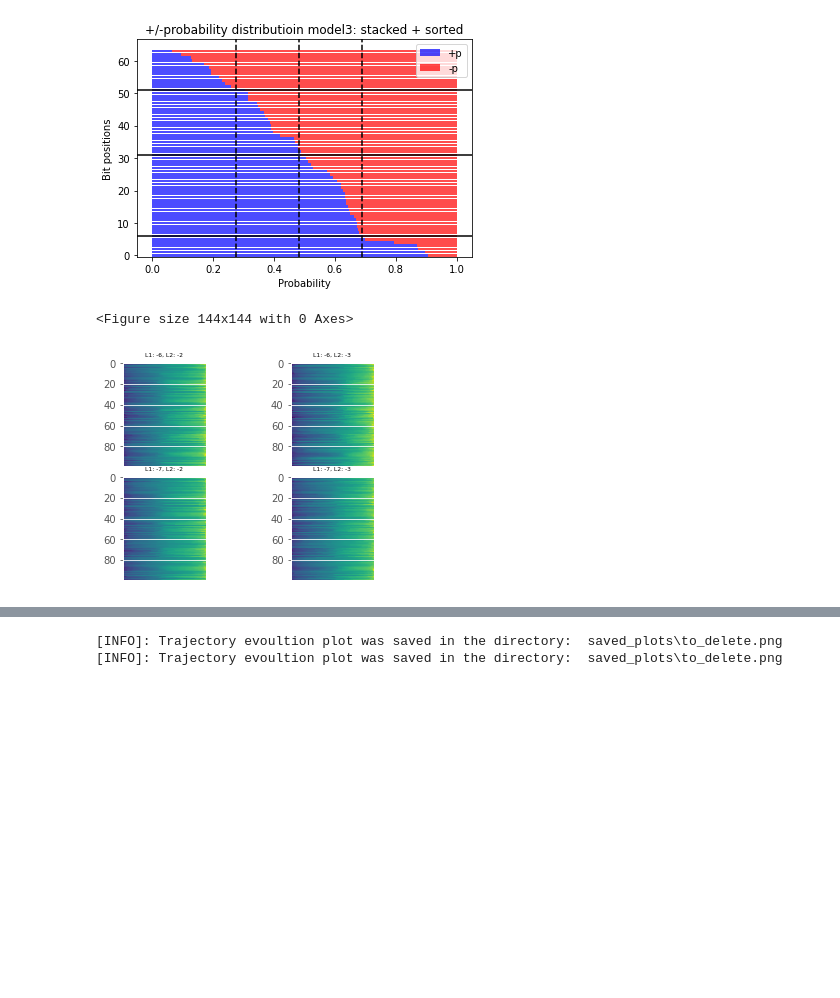
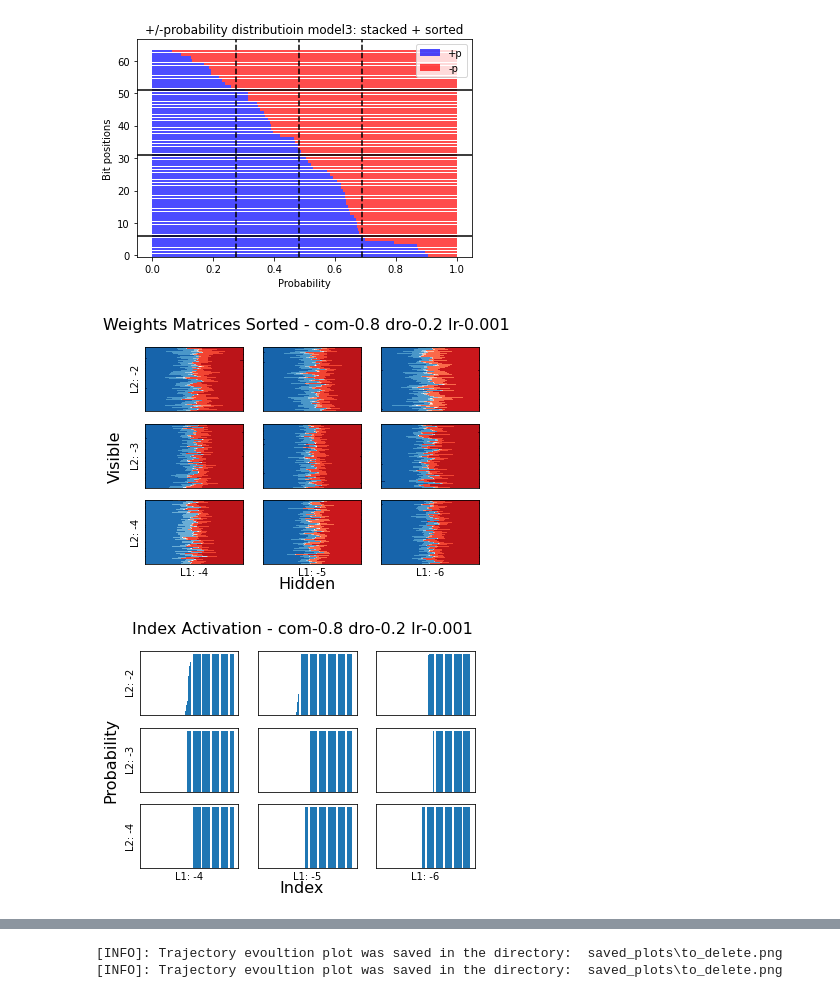
Before and after one commit to FilipKubackiSoton/DeepOptimization, a Jupyter notebook: exp.ipynb, the cells around one changed output, grey strips where cells are left out. Saved outputs shown, nothing was run; the diff lists cells and outputs as text; code cells hidden in the pictures; blank space fills up the shorter version.

```diff
--- a/exp.ipynb
+++ b/exp.ipynb
@@ -23,7 +24,7 @@ fitness_function = knapSack.Fitness
 # %% [output]
 Best Objective Value: 0
 # %%
-tmptrain = utg.generate_training_set(100, 500)
+tmptrain = utg.generate_training_set(100, 100)
 # %%
 utg.save(tmptrain)
 # %% [output]
@@ -307,0 +357,2 @@ tmp = latent_activation(modelTmp, "Bit Activation: modelTmp", "Bit index", "Prob
+# %%
+bit_activation, weights_matrix, mask_neg, mask_pos, neg, pos  = weights_matrix_sorting(modelTmp, activation=1, background_activation =-1)
@@ -522,7 +594,7 @@ reg_cof = (0.0001,0.001)
 dropout = 0.2
 lr = 0.001
 
-def train_model(trainingSet, epochs = 500, compression = 0.8,  batch_size = 20, reg_cof = (0.001,0.01), dropout = 0.2, lr = 0.001, validation_split = 0.05, metrics = tf.keras.metrics.RootMeanSquaredError() ):
+def train_model(trainingSet, epochs = 500, compression = 0.8,  batch_size = 10, reg_cof = (0.0001,0.001), dropout = 0.2, lr = 0.001, validation_split = 0.05, metrics = tf.keras.metrics.RootMeanSquaredError() ):
     modelTmp = shallowNet.build(
         input_shape=knapSack.Size,
         reg_cof= reg_cof,
@@ -545,46 +617,52 @@ modelTmp, H1 = train_model(tmptrain)
 #_ = latent_activation(modelTmp, "Bit Activation: modelTmp", "Bit index", "Probability of Activation", background_activation=-1)
 #plot = latent_activation(modelTmp, "Bit Activation: modelTmp", "Bit index", "Probability of Activation", background_activation=-1)
 # %%
-def test_model_reg_cof(trainingSet, order_variation, epochs = 500, compression = 0.8, batch_size = 20, reg_cof = [0.000001, 0.01], dropout = 0.2, lr = 0.001, validation_split = 0.05, metrics = tf.keras.metrics.RootMeanSquaredError()):
-    """
+def test_model_reg_cof(trainingSet, order_variation, epochs = 500, compression = 0.8, batch_size = 20, reg_cof = [0.001, 0.01], dropout = 0.2, lr = 0.001, validation_split = 0.05, metrics = tf.keras.metrics.RootMeanSquaredError()):
+    param_name = "- com-"+str(compression)+" dro-"+str(dropout)+ " lr-"+str(lr)
     fig_sorted, axes_sorted = plt.subplots(nrows=order_variation, ncols=order_variation)
-    fig_sorted.suptitle('Weights Matrices Sorted', fontsize=16)
-    fig_sorted.tight_layout(pad=1.0)
-    fig_sorted.subplots_adjust(wspace=None, hspace=None)
-    """
-    fig_sorted = plt.figure(figsize=(order_variation, order_variation))
-    fig_sorted.suptitle("Sorted Weights Matrices")
-    gs1 = gridspec.GridSpec(order_variation, order_variation)
-    gs1.update(wspace=0.005, hspace=0.1)
+    fig_sorted.suptitle('Weights Matrices Sorted '+param_name, fontsize=16)
+    fig_sorted.subplots_adjust(hspace = .2, wspace = 0.2)
     fig_index, axes_index = plt.subplots(nrows=order_variation, ncols=order_variation, constrained_layout = False)
-    #fig_index.suptitle("Index Activation", fontsize = 16)
+    fig_index.suptitle("Index Activation "+param_name, fontsize = 16)
 
     for i in range(order_variation):
 
         for j in range(order_variation):
             model, model_history = train_model(
                 trainingSet, epochs,
                 compression, batch_size, [reg_cof[0] / 10**i, reg_cof[1] / 10**j],
                 dropout, lr, validation_split, metrics)
 
-            ax = plt.subplot(gs1[i*order_variation+j])
-            bit_activation, weights_matrix, sorted_weights_matrix = weights_matrix_sorting(model)
-            ax.imshow(sorted_weights_matrix)
+            #bit_activation, weights_matrix, sorted_weights_matrix = weights_matrix_sorting(model)
+            bit_activation, weights_matrix, mask_neg, mask_pos, neg, pos = weights_matrix_sorting(model)
+            axes_sorted[i][j].imshow(mask_neg,interpolation='nearest',cmap=cm.Blues)
+            axes_sorted[i][j].imshow(mask_pos,interpolation='nearest',cmap=cm.Reds)
+            #axes_sorted[i][j].imshow(sorted_weights_matrix)
+            axes_sorted[i][j].set_aspect('auto')
             axes_index[i][j].bar(np.arange(len(bit_activation)), bit_activation)
-            ax.xaxis.set_ticks([])
-            ax.set_title("L1: {}, L2: {}".format(
-                    round(math.log(reg_cof[0] / 10**i,10)),
-                    round(math.log(reg_cof[1] / 10**j,10))
-                    ), fontsize = 6)
+            axes_sorted[i][j].xaxis.set_ticks([])
+            axes_sorted[i][j].yaxis.set_ticks([])
+            axes_index[i][j].xaxis.set_ticks([])
+            axes_index[i][j].yaxis.set_ticks([])
+            if j == i:
+                axes_sorted[j][0].set_ylabel("L2: {}".format(round(math.log(reg_cof[1] / 10**j,10))),fontsize=10)
+                axes_index[j][0].set_ylabel("L2: {}".format(round(math.log(reg_cof[1] / 10**j,10))),fontsize=10)
 
-        #axes_sorted[order_variation-1][i].set_xlabel("L1: {}".format(round(math.log(reg_cof[0] / 10**i,10)-1)),fontsize=10)
-        #axes_index[order_variation-1][i].set_xlabel("L1: {}".format(round(math.log(reg_cof[0] / 10**i,10)-1)),fontsize=10)
+
+
+        axes_sorted[order_variation-1][i].set_xlabel("L1: {}".format(round(math.log(reg_cof[0] / 10**i,10)-1)),fontsize=10)
+        axes_index[order_variation-1][i].set_xlabel("L1: {}".format(round(math.log(reg_cof[0] / 10**i,10)-1)),fontsize=10)
 
         #plt.setp(axes_sorted[:,i], ylabel = "L1 {}".format(int(math.log(reg_cof[0] / 10**i,10)-1)))
-
+    fig_sorted.text(0.5, 0.04, 'Hidden', ha='center', fontsize = 16)
+    fig_sorted.text(0.04, 0.5, 'Visible', va='center', rotation='vertical', fontsize = 16)
+    fig_index.text(0.5, 0.04, 'Index', ha='center', fontsize = 16)
+    fig_index.text(0.04, 0.5, 'Probability', va='center', rotation='vertical', fontsize = 16)
+    fig_sorted.savefig(utg.create_plot_path("Weights Sorted Comparision{}.png".format(param_name)))
+    fig_index.savefig(utg.create_plot_path("Index Sorted Comparision{}.png".format(param_name)))
     plt.show()
 
-test_model_reg_cof(tmptrain, 2, epochs = 1)
+test_model_reg_cof(tmptrain, 3, epochs = 1)
 # %% [output]
-<Figure size 144x144 with 0 Axes>
-[figure, old version]
+[figure, new version]
+[figure, added]
```
Also changed, not shown: parts of 13 cells of this notebook, 20 other files.
